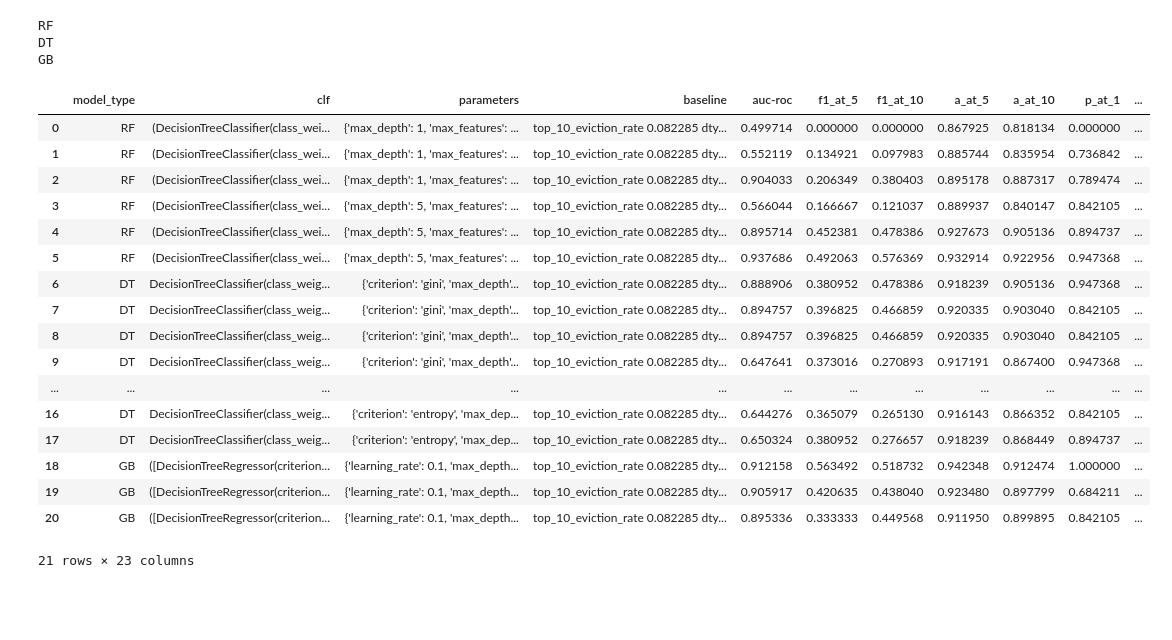
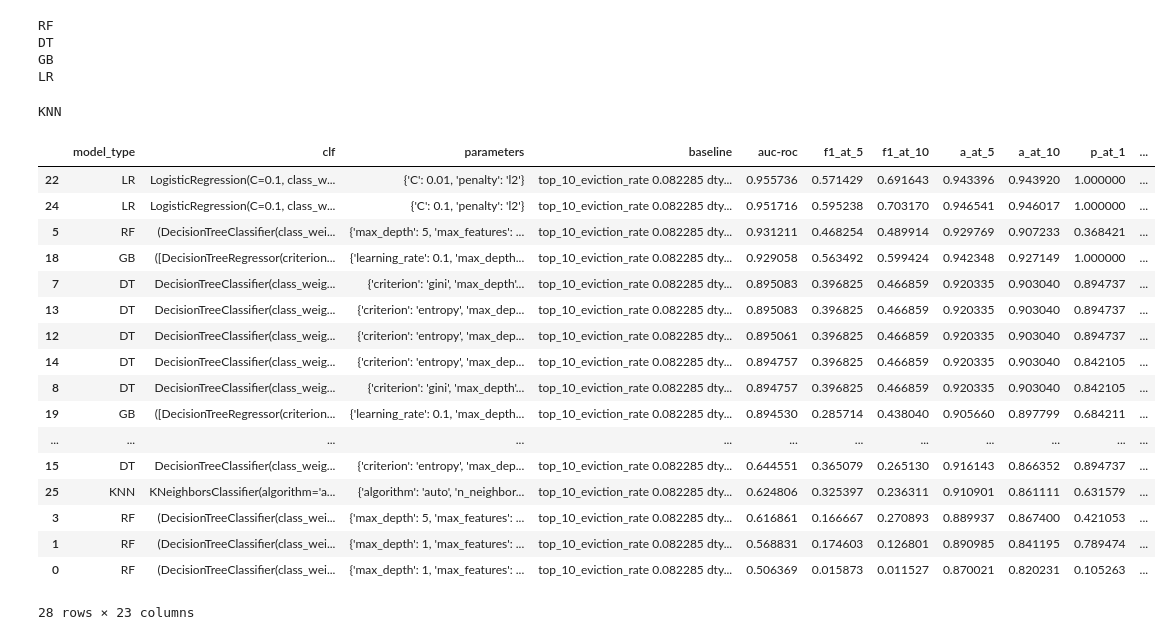
Before and after one commit to jamjensen/eviction-va, a Jupyter notebook: first_pass.ipynb, the cells around one changed output. Saved outputs shown, nothing was run; the diff lists cells and outputs as text; code cells hidden in the pictures; blank space fills up the shorter version.

```diff
--- a/first_pass.ipynb
+++ b/first_pass.ipynb
@@ -34,28 +34,33 @@ x_test = x_test.drop('label', axis=1)
 # %%
 clfs, grid = l.define_clfs_params('test')
 # %%
-models_to_run = ['RF','DT','GB']
+models_to_run = ['RF','DT','GB','LR','KNN']
 # %%
-l.clf_loop(models_to_run, clfs, grid, x_train, x_test, y_train, y_test)
+output =l.clf_loop(models_to_run, clfs, grid, x_train, x_test, y_train, y_test)
 # %% [output]
 RF
 DT
 GB
+LR
-|  | model_type | clf | parameters | baseline | auc-roc | f1_at_5 | f1_at_10 | a_at_5 | a_at_10 | p_at_1 | ... |
-| 0 | RF | (DecisionTreeClassifier(class_wei... | {'max_depth': 1, 'max_features': ... | top_10_eviction_rate 0.082285 dty... | 0.499714 | 0.000000 | 0.000000 | 0.867925 | 0.818134 | 0.000000 | ... |
-| 1 | RF | (DecisionTreeClassifier(class_wei... | {'max_depth': 1, 'max_features': ... | top_10_eviction_rate 0.082285 dty... | 0.552119 | 0.134921 | 0.097983 | 0.885744 | 0.835954 | 0.736842 | ... |
-| 2 | RF | (DecisionTreeClassifier(class_wei... | {'max_depth': 1, 'max_features': ... | top_10_eviction_rate 0.082285 dty... | 0.904033 | 0.206349 | 0.380403 | 0.895178 | 0.887317 | 0.789474 | ... |
-| 3 | RF | (DecisionTreeClassifier(class_wei... | {'max_depth': 5, 'max_features': ... | top_10_eviction_rate 0.082285 dty... | 0.566044 | 0.166667 | 0.121037 | 0.889937 | 0.840147 | 0.842105 | ... |
-| 4 | RF | (DecisionTreeClassifier(class_wei... | {'max_depth': 5, 'max_features': ... | top_10_eviction_rate 0.082285 dty... | 0.895714 | 0.452381 | 0.478386 | 0.927673 | 0.905136 | 0.894737 | ... |
-| 5 | RF | (DecisionTreeClassifier(class_wei... | {'max_depth': 5, 'max_features': ... | top_10_eviction_rate 0.082285 dty... | 0.937686 | 0.492063 | 0.576369 | 0.932914 | 0.922956 | 0.947368 | ... |
-| 6 | DT | DecisionTreeClassifier(class_weig... | {'criterion': 'gini', 'max_depth'... | top_10_eviction_rate 0.082285 dty... | 0.888906 | 0.380952 | 0.478386 | 0.918239 | 0.905136 | 0.947368 | ... |
-| 7 | DT | DecisionTreeClassifier(class_weig... | {'criterion': 'gini', 'max_depth'... | top_10_eviction_rate 0.082285 dty... | 0.894757 | 0.396825 | 0.466859 | 0.920335 | 0.903040 | 0.842105 | ... |
-| 8 | DT | DecisionTreeClassifier(class_weig... | {'criterion': 'gini', 'max_depth'... | top_10_eviction_rate 0.082285 dty... | 0.894757 | 0.396825 | 0.466859 | 0.920335 | 0.903040 | 0.842105 | ... |
-| 9 | DT | DecisionTreeClassifier(class_weig... | {'criterion': 'gini', 'max_depth'... | top_10_eviction_rate 0.082285 dty... | 0.647641 | 0.373016 | 0.270893 | 0.917191 | 0.867400 | 0.947368 | ... |
-| ... | ... | ... | ... | ... | ... | ... | ... | ... | ... | ... | ... |
-| 16 | DT | DecisionTreeClassifier(class_weig... | {'criterion': 'entropy', 'max_dep... | top_10_eviction_rate 0.082285 dty... | 0.644276 | 0.365079 | 0.265130 | 0.916143 | 0.866352 | 0.842105 | ... |
-| 17 | DT | DecisionTreeClassifier(class_weig... | {'criterion': 'entropy', 'max_dep... | top_10_eviction_rate 0.082285 dty... | 0.650324 | 0.380952 | 0.276657 | 0.918239 | 0.868449 | 0.894737 | ... |
-| 18 | GB | ([DecisionTreeRegressor(criterion... | {'learning_rate': 0.1, 'max_depth... | top_10_eviction_rate 0.082285 dty... | 0.912158 | 0.563492 | 0.518732 | 0.942348 | 0.912474 | 1.000000 | ... |
-| 19 | GB | ([DecisionTreeRegressor(criterion... | {'learning_rate': 0.1, 'max_depth... | top_10_eviction_rate 0.082285 dty... | 0.905917 | 0.420635 | 0.438040 | 0.923480 | 0.897799 | 0.684211 | ... |
-| 20 | GB | ([DecisionTreeRegressor(criterion... | {'learning_rate': 0.1, 'max_depth... | top_10_eviction_rate 0.082285 dty... | 0.895336 | 0.333333 | 0.449568 | 0.911950 | 0.899895 | 0.842105 | ... |
-21 rows × 23 columns
+KNN
+# %%
+output.sort_values('auc-roc', ascending=False)
+# %% [output]
+|  | model_type | clf | parameters | baseline | auc-roc | f1_at_5 | f1_at_10 | a_at_5 | a_at_10 | p_at_1 | ... |
+| 22 | LR | LogisticRegression(C=0.1, class_w... | {'C': 0.01, 'penalty': 'l2'} | top_10_eviction_rate 0.082285 dty... | 0.955736 | 0.571429 | 0.691643 | 0.943396 | 0.943920 | 1.000000 | ... |
+| 24 | LR | LogisticRegression(C=0.1, class_w... | {'C': 0.1, 'penalty': 'l2'} | top_10_eviction_rate 0.082285 dty... | 0.951716 | 0.595238 | 0.703170 | 0.946541 | 0.946017 | 1.000000 | ... |
+| 5 | RF | (DecisionTreeClassifier(class_wei... | {'max_depth': 5, 'max_features': ... | top_10_eviction_rate 0.082285 dty... | 0.931211 | 0.468254 | 0.489914 | 0.929769 | 0.907233 | 0.368421 | ... |
+| 18 | GB | ([DecisionTreeRegressor(criterion... | {'learning_rate': 0.1, 'max_depth... | top_10_eviction_rate 0.082285 dty... | 0.929058 | 0.563492 | 0.599424 | 0.942348 | 0.927149 | 1.000000 | ... |
+| 7 | DT | DecisionTreeClassifier(class_weig... | {'criterion': 'gini', 'max_depth'... | top_10_eviction_rate 0.082285 dty... | 0.895083 | 0.396825 | 0.466859 | 0.920335 | 0.903040 | 0.894737 | ... |
+| 13 | DT | DecisionTreeClassifier(class_weig... | {'criterion': 'entropy', 'max_dep... | top_10_eviction_rate 0.082285 dty... | 0.895083 | 0.396825 | 0.466859 | 0.920335 | 0.903040 | 0.894737 | ... |
+| 12 | DT | DecisionTreeClassifier(class_weig... | {'criterion': 'entropy', 'max_dep... | top_10_eviction_rate 0.082285 dty... | 0.895061 | 0.396825 | 0.466859 | 0.920335 | 0.903040 | 0.894737 | ... |
+| 14 | DT | DecisionTreeClassifier(class_weig... | {'criterion': 'entropy', 'max_dep... | top_10_eviction_rate 0.082285 dty... | 0.894757 | 0.396825 | 0.466859 | 0.920335 | 0.903040 | 0.842105 | ... |
+| 8 | DT | DecisionTreeClassifier(class_weig... | {'criterion': 'gini', 'max_depth'... | top_10_eviction_rate 0.082285 dty... | 0.894757 | 0.396825 | 0.466859 | 0.920335 | 0.903040 | 0.842105 | ... |
+| 19 | GB | ([DecisionTreeRegressor(criterion... | {'learning_rate': 0.1, 'max_depth... | top_10_eviction_rate 0.082285 dty... | 0.894530 | 0.285714 | 0.438040 | 0.905660 | 0.897799 | 0.684211 | ... |
+| ... | ... | ... | ... | ... | ... | ... | ... | ... | ... | ... | ... |
+| 15 | DT | DecisionTreeClassifier(class_weig... | {'criterion': 'entropy', 'max_dep... | top_10_eviction_rate 0.082285 dty... | 0.644551 | 0.365079 | 0.265130 | 0.916143 | 0.866352 | 0.894737 | ... |
+| 25 | KNN | KNeighborsClassifier(algorithm='a... | {'algorithm': 'auto', 'n_neighbor... | top_10_eviction_rate 0.082285 dty... | 0.624806 | 0.325397 | 0.236311 | 0.910901 | 0.861111 | 0.631579 | ... |
+| 3 | RF | (DecisionTreeClassifier(class_wei... | {'max_depth': 5, 'max_features': ... | top_10_eviction_rate 0.082285 dty... | 0.616861 | 0.166667 | 0.270893 | 0.889937 | 0.867400 | 0.421053 | ... |
+| 1 | RF | (DecisionTreeClassifier(class_wei... | {'max_depth': 1, 'max_features': ... | top_10_eviction_rate 0.082285 dty... | 0.568831 | 0.174603 | 0.126801 | 0.890985 | 0.841195 | 0.789474 | ... |
+| 0 | RF | (DecisionTreeClassifier(class_wei... | {'max_depth': 1, 'max_features': ... | top_10_eviction_rate 0.082285 dty... | 0.506369 | 0.015873 | 0.011527 | 0.870021 | 0.820231 | 0.105263 | ... |
+28 rows × 23 columns
```
Also changed, not shown: parts of 1 cell of this notebook.
